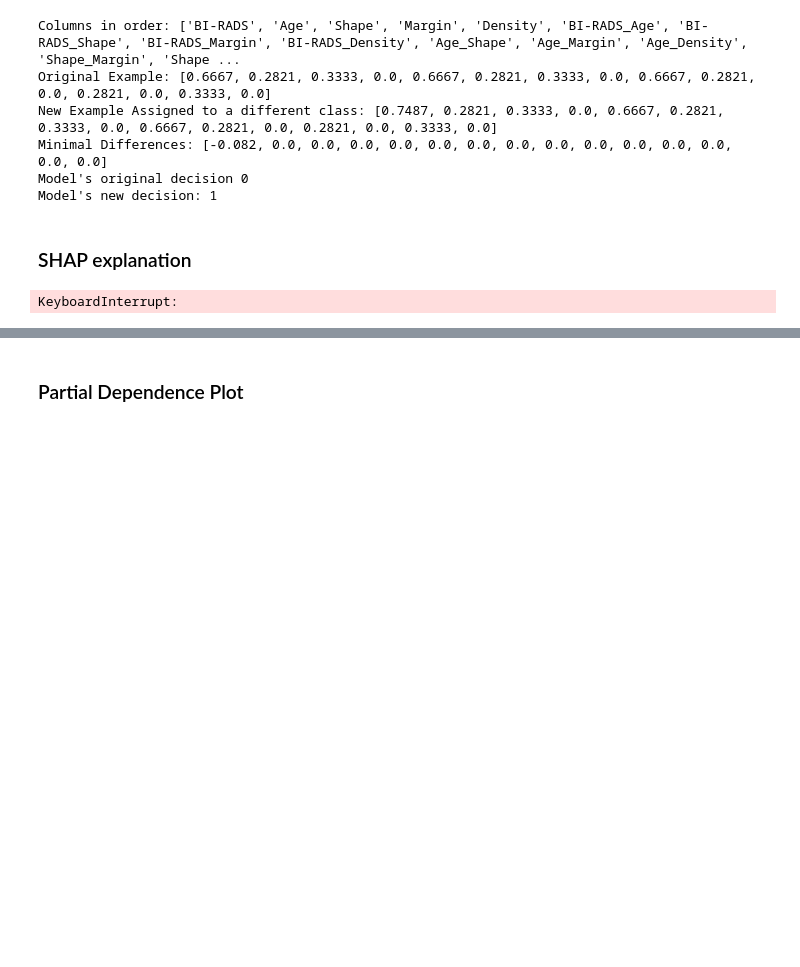
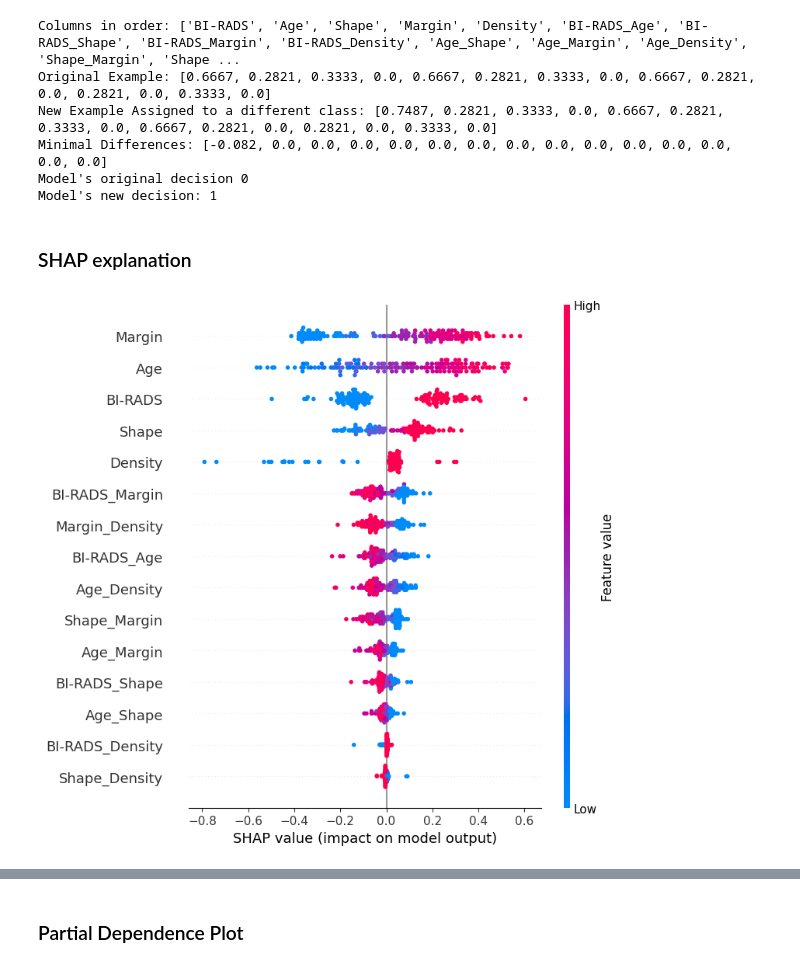
Before and after one commit to MatTheTab/Decision_Analysis, a Jupyter notebook: Project_3/MBDA_Project_3_Fixed.ipynb, the cells around one changed output, grey strips where cells are left out. Drawn from its saved outputs; the diff is of its cells as text; code cells hidden in the pictures; blank space fills up the shorter version.

```diff
--- a/Project_3/MBDA_Project_3_Fixed.ipynb
+++ b/Project_3/MBDA_Project_3_Fixed.ipynb
@@ -1284,13 +1317,14 @@ Model's new decision: 1
 # %%
 explainer = shap.Explainer(neural_MCDA_compatible.predict, X_train_processed.values, feature_names=column_names)
 
-masker = shap.maskers.Independent(X_test_processed, 10)
+# masker = shap.maskers.Independent(X_test_processed, 10)
+# shap_values = explainer(masker.data)
 
-# shap_values = explainer(X_test_processed) # takes > 1hr :(
-shap_values = explainer(masker.data)
+shap_values = explainer(X_test_processed) # takes > 1hr
-# %% [output]
-KeyboardInterrupt:
 # %%
-shap.summary_plot(shap_values, masker.data, feature_names=column_names)
+# shap.summary_plot(shap_values, masker.data, feature_names=column_names)
+shap.summary_plot(shap_values, X_test_processed.values, feature_names=column_names)
+# %% [output]
+[figure, added]
 # %%
 shap.plots.waterfall(shap_values[0])
```
Also changed, not shown: parts of 40 cells of this notebook.
